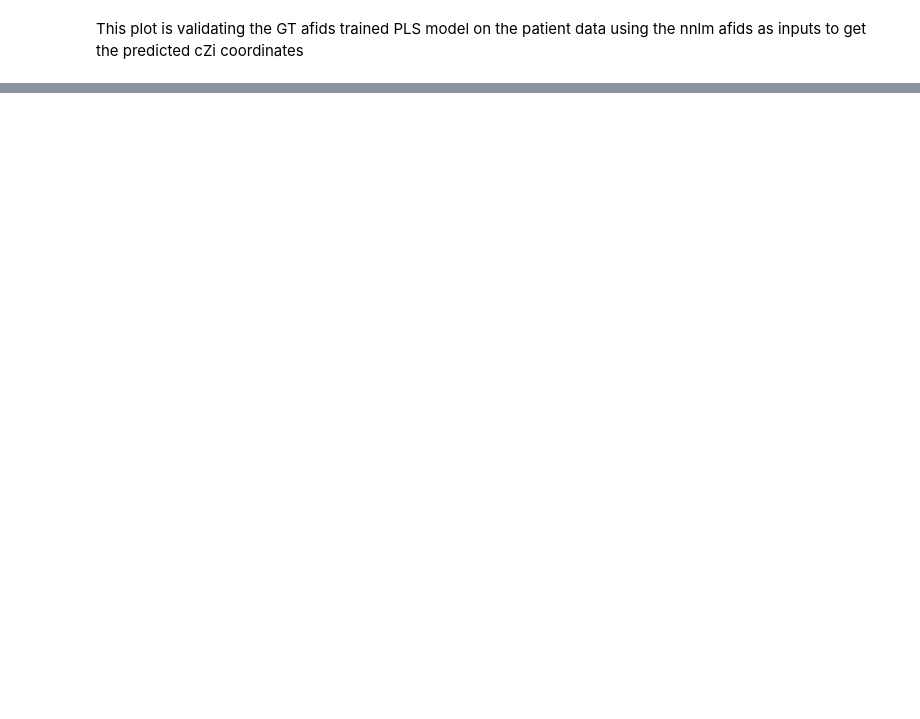
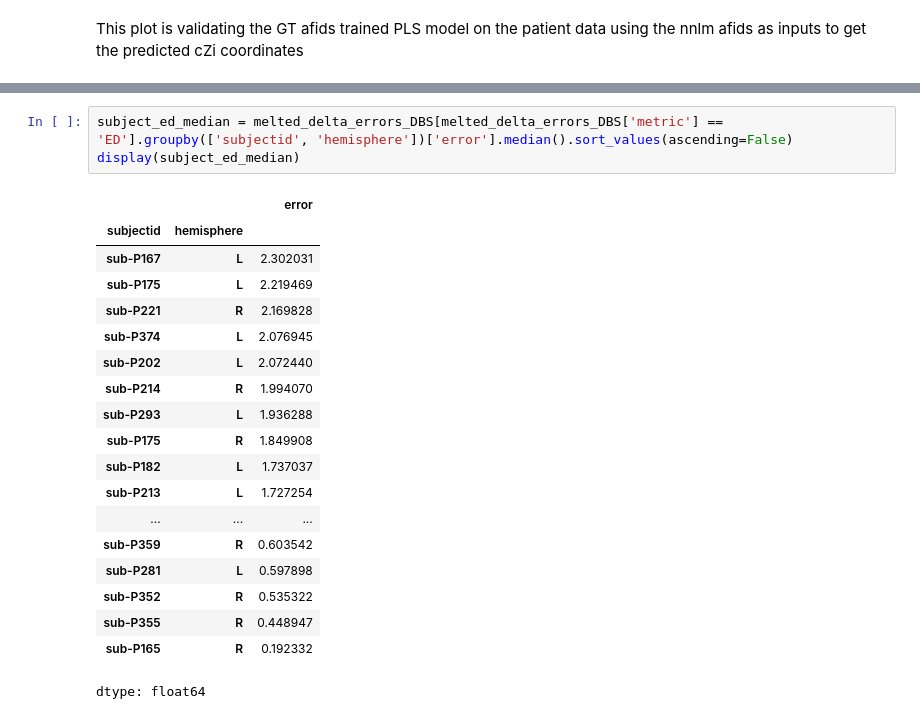
Before and after one commit to thrower19/segmentation_zona_project_data, a Jupyter notebook: nnlm_Segmentation_Updated_LeaveOneGroupOut_afids_zi_pred.ipynb, the cells around one changed output, grey strips where cells are left out. Cells and saved outputs as stored; diff of their text form; blank space fills up the shorter version.

```diff
--- a/nnlm_Segmentation_Updated_LeaveOneGroupOut_afids_zi_pred.ipynb
+++ b/nnlm_Segmentation_Updated_LeaveOneGroupOut_afids_zi_pred.ipynb
@@ -2145,0 +2228,23 @@ display(median_iqr_df_DBS)
+# %%
+subject_ed_median = melted_delta_errors_DBS[melted_delta_errors_DBS['metric'] == 'ED'].groupby(['subjectid', 'hemisphere'])['error'].median().sort_values(ascending=False)
+display(subject_ed_median)
+# %% [output]
+|  |  | error |
+| subjectid | hemisphere |  |
+| sub-P167 | L | 2.302031 |
+| sub-P175 | L | 2.219469 |
+| sub-P221 | R | 2.169828 |
+| sub-P374 | L | 2.076945 |
+| sub-P202 | L | 2.072440 |
+| sub-P214 | R | 1.994070 |
+| sub-P293 | L | 1.936288 |
+| sub-P175 | R | 1.849908 |
+| sub-P182 | L | 1.737037 |
+| sub-P213 | L | 1.727254 |
+| ... | ... | ... |
+| sub-P359 | R | 0.603542 |
+| sub-P281 | L | 0.597898 |
+| sub-P352 | R | 0.535322 |
+| sub-P355 | R | 0.448947 |
+| sub-P165 | R | 0.192332 |
+dtype: float64
```
Also changed, not shown: parts of 8 cells of this notebook.
